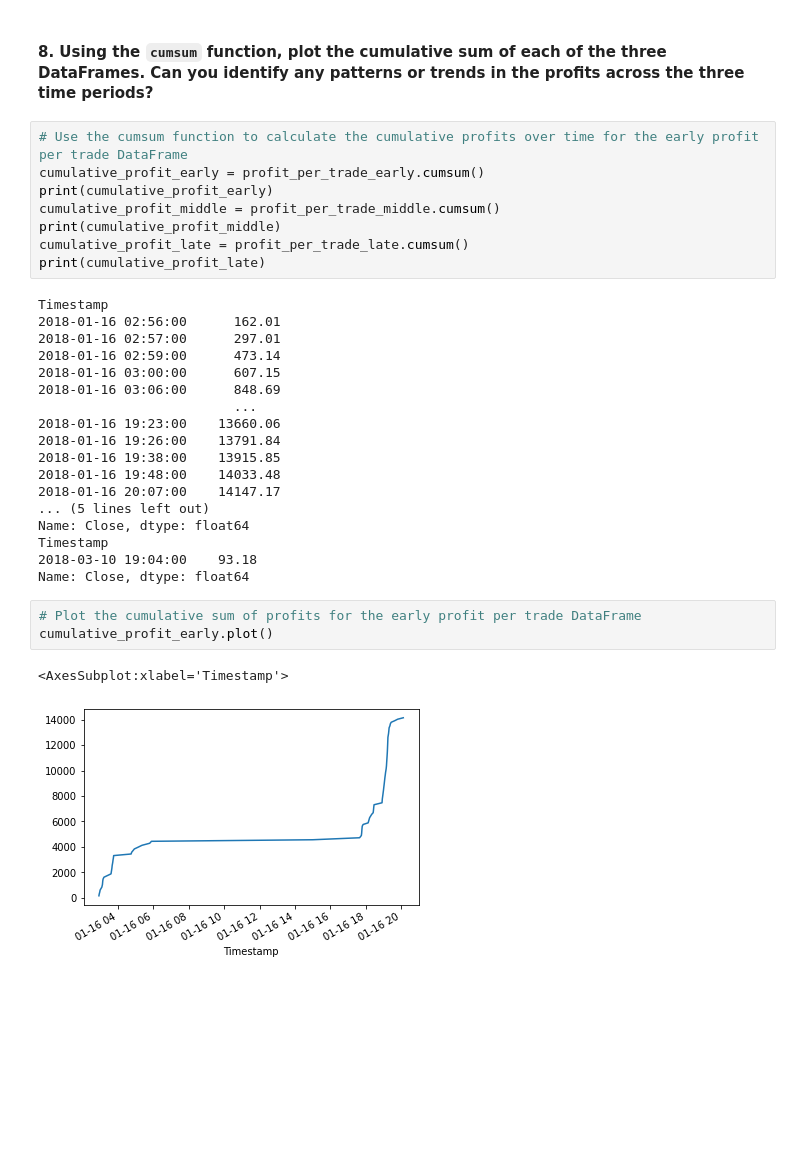
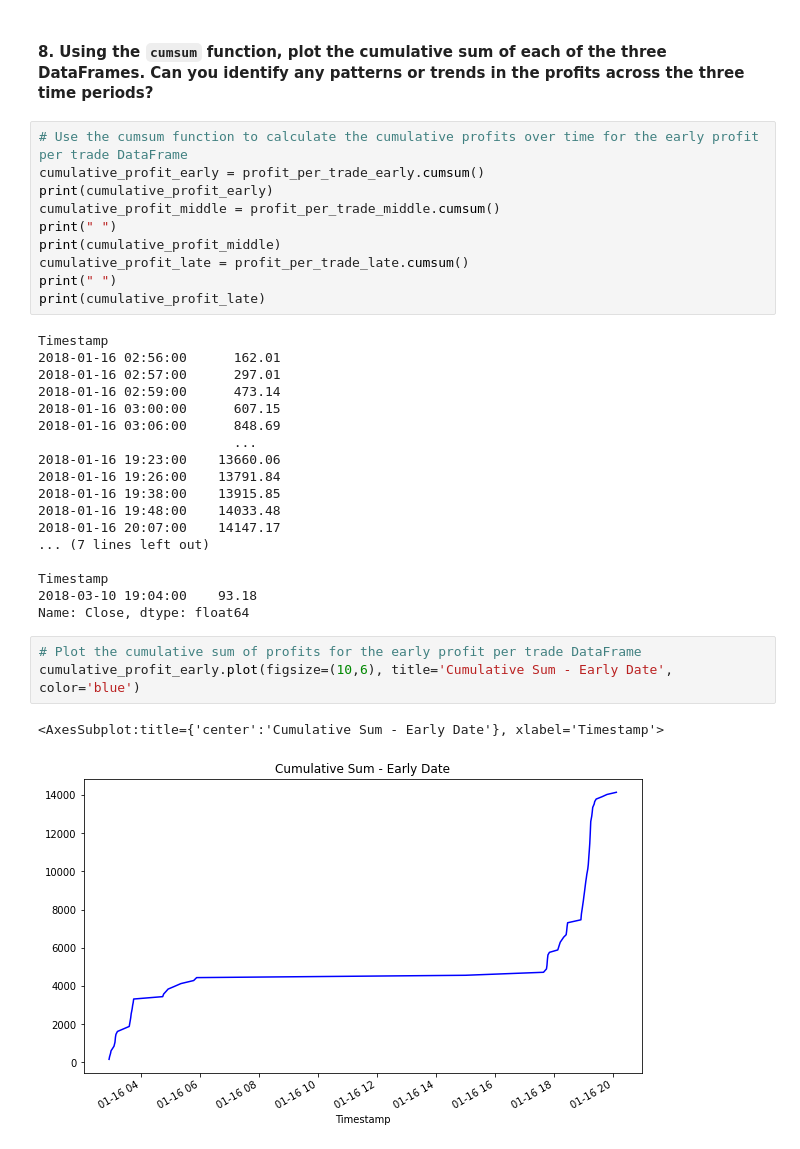
Before and after one commit to smruthid/FinancialAnalysisOfBitcoin, a Jupyter notebook: crypto_arbitrage.ipynb, the cells around one changed output. Drawn from its saved outputs; the diff is of its cells as text; blank space fills up the shorter version.

```diff
--- a/crypto_arbitrage.ipynb
+++ b/crypto_arbitrage.ipynb
@@ -658,8 +665,10 @@ profit_late_sum = profit_per_trade_late.sum()
 cumulative_profit_early = profit_per_trade_early.cumsum()
 print(cumulative_profit_early)
 cumulative_profit_middle = profit_per_trade_middle.cumsum()
+print(" ")
 print(cumulative_profit_middle)
 cumulative_profit_late = profit_per_trade_late.cumsum()
+print(" ")
 print(cumulative_profit_late)
 # %% [output]
 Timestamp
@@ -674,14 +683,14 @@ Timestamp
 2018-01-16 19:38:00    13915.85
 2018-01-16 19:48:00    14033.48
 2018-01-16 20:07:00    14147.17
-... (5 lines left out)
-Name: Close, dtype: float64
+... (7 lines left out)
+
 Timestamp
 2018-03-10 19:04:00    93.18
 Name: Close, dtype: float64
 # %%
 # Plot the cumulative sum of profits for the early profit per trade DataFrame
-cumulative_profit_early.plot()
+cumulative_profit_early.plot(figsize=(10,6), title='Cumulative Sum - Early Date', color='blue')
 # %% [output]
-<AxesSubplot:xlabel='Timestamp'>
+<AxesSubplot:title={'center':'Cumulative Sum - Early Date'}, xlabel='Timestamp'>
-[figure, old version]
+[figure, new version]
```
Also changed, not shown: parts of 7 cells of this notebook, 2 other files.
